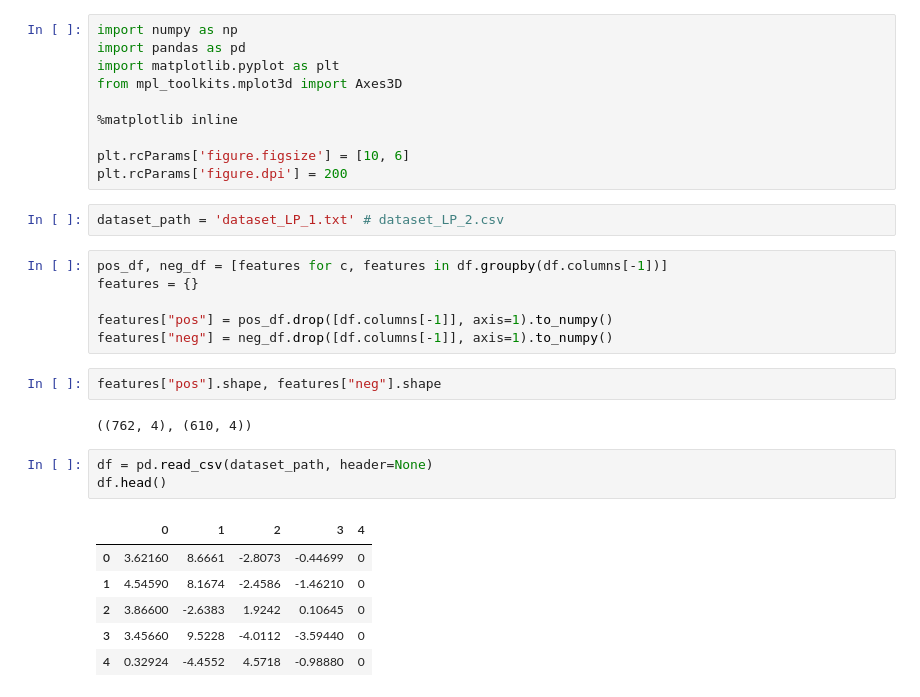
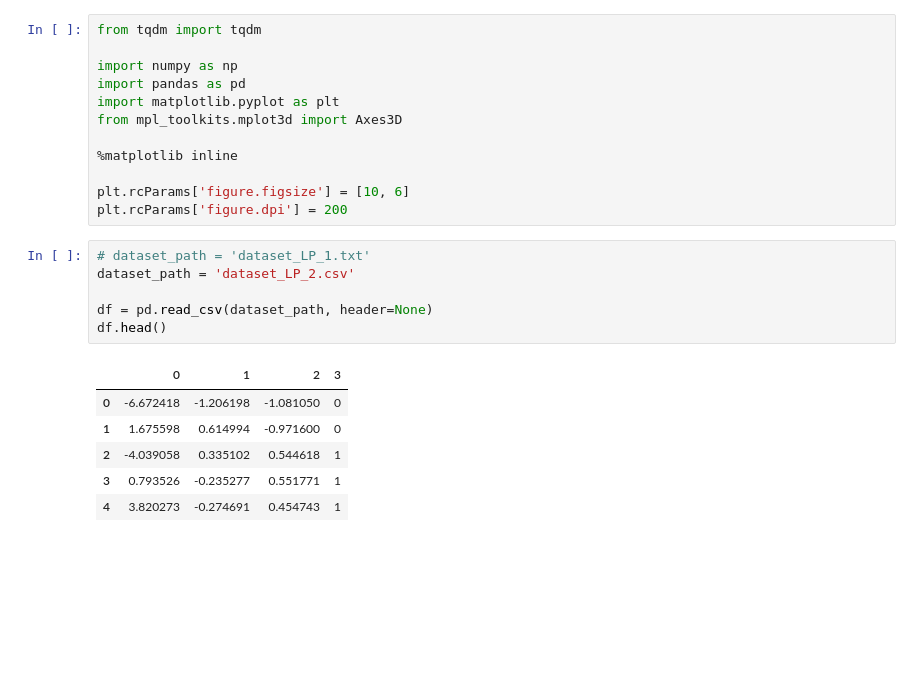
Before and after one commit to CyberKnight1803/ML_Assignment, a Jupyter notebook: perceptron/Perceptron.ipynb, the cells around one changed output. Drawn from its saved outputs; the diff is of its cells as text; blank space fills up the shorter version.

```diff
--- a/perceptron/Perceptron.ipynb
+++ b/perceptron/Perceptron.ipynb
@@ -1,4 +1,6 @@
 # %%
+from tqdm import tqdm
+
 import numpy as np
 import pandas as pd
 import matplotlib.pyplot as plt
@@ -8,25 +10,16 @@ from mpl_toolkits.mplot3d import Axes3D
 
 plt.rcParams['figure.figsize'] = [10, 6]
 plt.rcParams['figure.dpi'] = 200
-# %%
-dataset_path = 'dataset_LP_1.txt' # dataset_LP_2.csv
-# %%
-pos_df, neg_df = [features for c, features in df.groupby(df.columns[-1])]
-features = {}
-
-features["pos"] = pos_df.drop([df.columns[-1]], axis=1).to_numpy()
-features["neg"] = neg_df.drop([df.columns[-1]], axis=1).to_numpy()
-# %%
-features["pos"].shape, features["neg"].shape
-# %% [output]
-((762, 4), (610, 4))
 # %%
+# dataset_path = 'dataset_LP_1.txt'
+dataset_path = 'dataset_LP_2.csv'
+
 df = pd.read_csv(dataset_path, header=None)
 df.head()
 # %% [output]
-|  | 0 | 1 | 2 | 3 | 4 |
-| 0 | 3.62160 | 8.6661 | -2.8073 | -0.44699 | 0 |
-| 1 | 4.54590 | 8.1674 | -2.4586 | -1.46210 | 0 |
-| 2 | 3.86600 | -2.6383 | 1.9242 | 0.10645 | 0 |
-| 3 | 3.45660 | 9.5228 | -4.0112 | -3.59440 | 0 |
-| 4 | 0.32924 | -4.4552 | 4.5718 | -0.98880 | 0 |
+|  | 0 | 1 | 2 | 3 |
+| 0 | -6.672418 | -1.206198 | -1.081050 | 0 |
+| 1 | 1.675598 | 0.614994 | -0.971600 | 0 |
+| 2 | -4.039058 | 0.335102 | 0.544618 | 1 |
+| 3 | 0.793526 | -0.235277 | 0.551771 | 1 |
+| 4 | 3.820273 | -0.274691 | 0.454743 | 1 |
```
Also changed, not shown: parts of 18 cells of this notebook, 2 other files.
